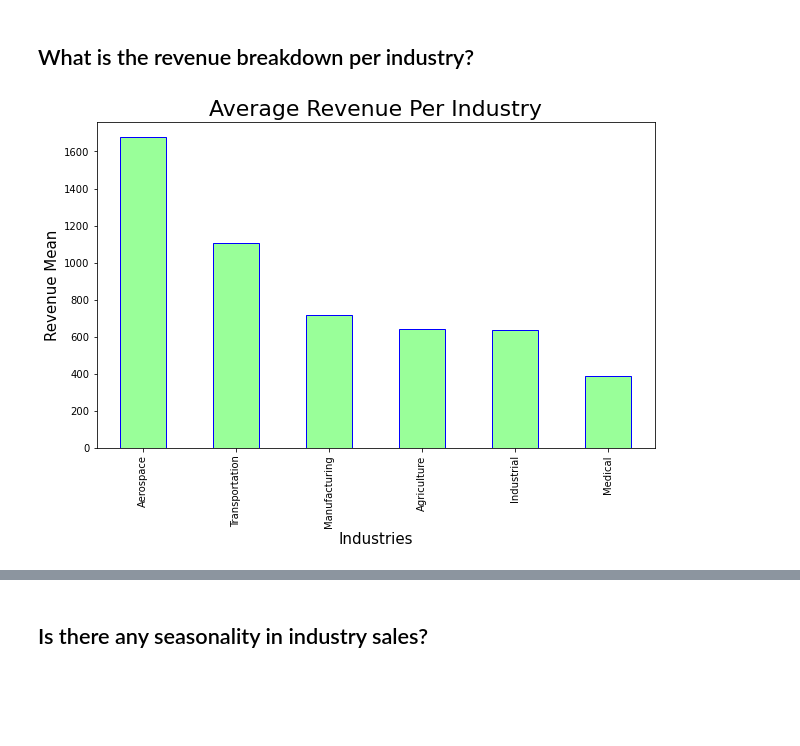
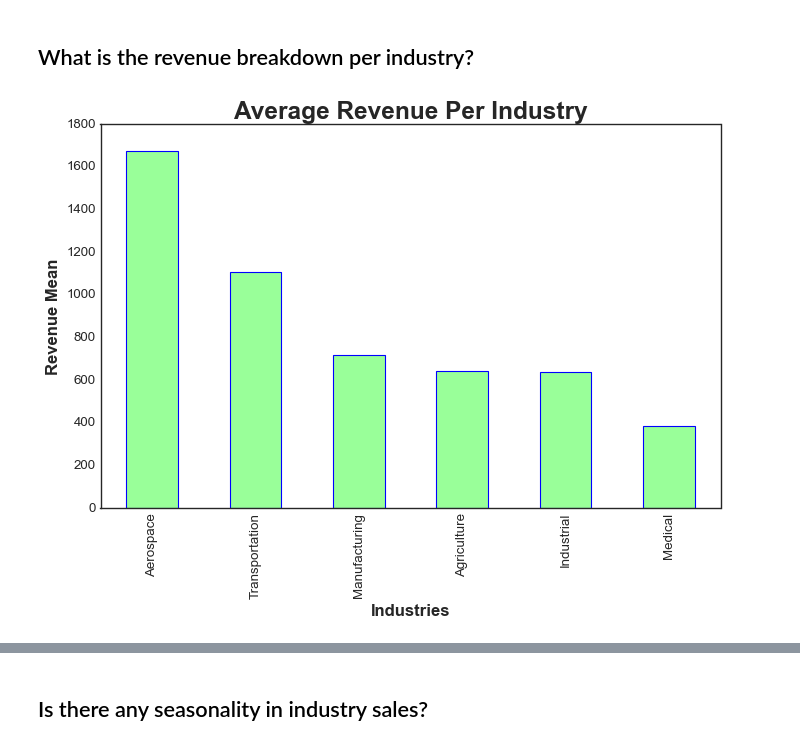
Before and after one commit to ValGRY/Data-Science-Projects, a Jupyter notebook: Techno Industries Inc/Techno Industries Inc..ipynb, the cells around one changed output, grey strips where cells are left out. Cells and saved outputs as stored; diff of their text form; code cells hidden in the pictures; blank space fills up the shorter version.

```diff
--- a/Techno Industries Inc/Techno Industries Inc..ipynb
+++ b/Techno Industries Inc/Techno Industries Inc..ipynb
@@ -202,0 +187,17 @@ plt.show()
+# %%
+plt.style.use('fivethirtyeight')
+
+color = ['indianred','maroon','y','g','tan','royalblue', 'm', 'slateblue','orange', 'gray', 'indigo']
+df.groupby(['Business Type', 'Product'])['Business Type'].count().unstack().plot.bar(legend=True,color = color,
+                                                                                     figsize=(22,10), width=0.8)
+
+plt.yticks(size = 20)
+plt.xticks(size = 20)
+plt.xticks(rotation = 0)
+
+plt.legend(fontsize=17)
+
+plt.xlabel('Industries', size = 25, weight='bold')
+plt.ylabel('Count Of Customers', size = 25, weight='bold')
+plt.title('Number Of Customers Per Industry', size = 28, weight='bold');
+plt.show()
@@ -203,12 +206,14 @@ plt.show()
 # %% [markdown]
 ## What is the revenue breakdown per industry?
 # %%
+plt.style.use('seaborn-white')
+
 plt.figure(figsize=(10,6))
 df.groupby('Business Type')['Revenue (total)'].mean().sort_values(ascending=False).plot(kind = 'bar',
                                                                                        color = '#99ff99',edgecolor='blue')
 
-plt.xlabel('Industries', size = 15)
-plt.ylabel('Revenue Mean', size = 15)
-plt.title('Average Revenue Per Industry', size = 22);
+plt.xlabel('Industries', size = 15, weight='bold')
+plt.ylabel('Revenue Mean', size = 15, weight='bold')
+plt.title('Average Revenue Per Industry', size = 22, weight='bold');
 # %% [output]
-[figure, old version]
+[figure, new version]
```
Also changed, not shown: parts of 11 cells of this notebook.
